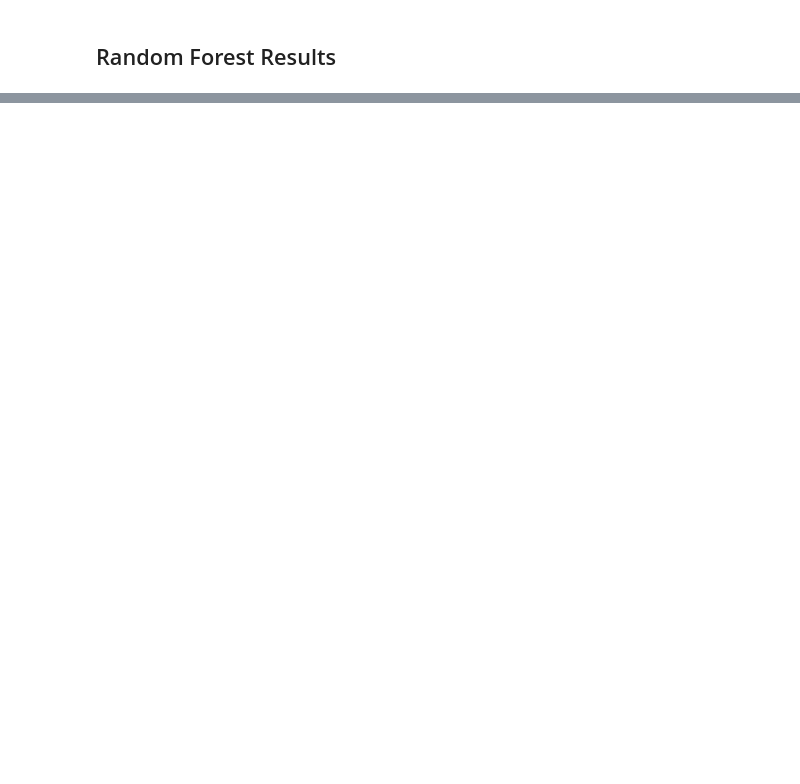
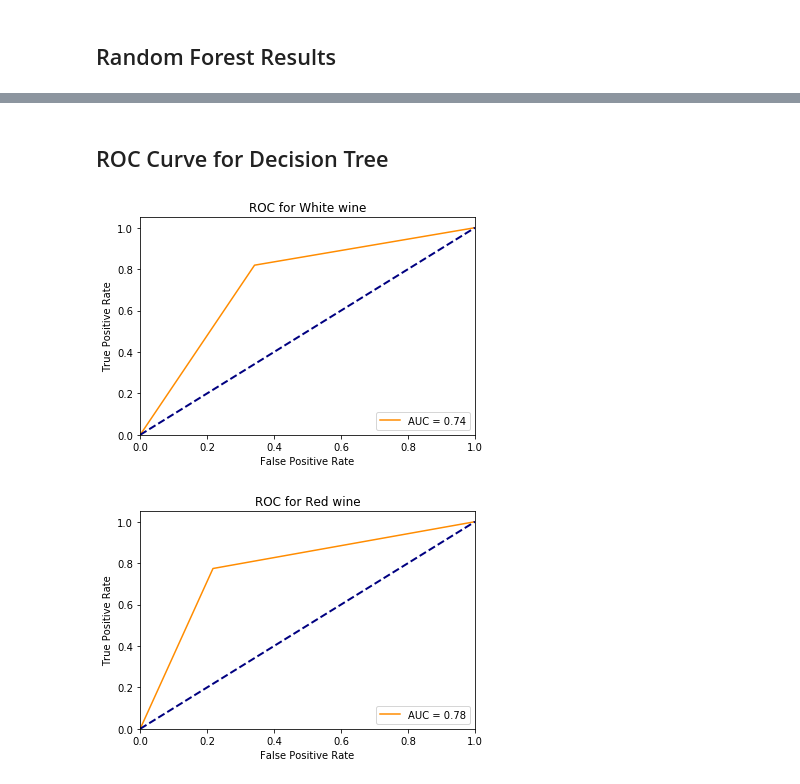
Before and after one commit to baohien97/wine-stuff, a Jupyter notebook: Project/random_forest.ipynb, the cells around one changed output, grey strips where cells are left out. Cells and saved outputs as stored; diff of their text form; code cells hidden in the pictures; blank space fills up the shorter version.

Commit message:
draw curves

```diff
--- a/Project/random_forest.ipynb
+++ b/Project/random_forest.ipynb
@@ -128,23 +128,25 @@ def produce_report(clf_name, clf, instances, labels):
     print(accuracy_score(y_test, preds))
     display(HTML('<strong>Report</strong>:\n'))
     print(classification_report(y_test, preds), "\n")
-    return preds
+    return y_test, preds
 # %% [markdown]
 ## Decision Tree Results
 # %%
 display(HTML('<h3>For White Wine: </h3>'))
-dt_preds_white_two = produce_report('DT for white wine (2 classes)', DecisionTreeClassifier(max_features='log2',
-                                      criterion='entropy'), white_instances, white_two_classes)
-dt_preds_white_three = produce_report('DT for white wine (3 classes)', DecisionTreeClassifier(max_features=None,
+y_test_white_dt, y_score_white_dt = produce_report('DT for white wine (2 classes)',
+                                       DecisionTreeClassifier(max_features='log2',
+                                    criterion='entropy'), white_instances, white_two_classes)
+produce_report('DT for white wine (3 classes)', DecisionTreeClassifier(max_features=None,
                                       criterion='entropy'), white_instances, white_three_classes)
-dt_preds_white_four = produce_report('DT for white wine (4 classes)', DecisionTreeClassifier(max_features='sqrt',
+produce_report('DT for white wine (4 classes)', DecisionTreeClassifier(max_features='sqrt',
                                       criterion='entropy'), white_instances, white_four_classes)
 display(HTML('<h3>For Red Wine: </h3>'))
-dt_preds_red_two = produce_report('DT for red wine (2 classes)', DecisionTreeClassifier(max_features=None,
+y_test_red_dt, y_score_red_dt = produce_report('DT for red wine (2 classes)',
+                                       DecisionTreeClassifier(max_features=None,
                                       criterion='entropy'), red_instances, red_two_classes)
-dt_preds_red_three = produce_report('DT for red wine (3 classes)', DecisionTreeClassifier(max_features='sqrt',
+produce_report('DT for red wine (3 classes)', DecisionTreeClassifier(max_features='sqrt',
                                       criterion='gini'), red_instances, red_three_classes)
-dt_preds_red_four = produce_report('DT for red wine (4 classes)', DecisionTreeClassifier(max_features=None,
+produce_report('DT for red wine (4 classes)', DecisionTreeClassifier(max_features=None,
                                       criterion='gini'), red_instances, red_four_classes)
 # %% [output]
 For White Wine:
@@ -215,0 +220,24 @@ Report:
+# %% [markdown]
+## ROC Curve for Decision Tree
+# %%
+# Compute ROC curve and ROC area for each class
+def draw_curve(title, y_test, y_preds):
+    fpr, tpr, thresholds = roc_curve(y_test, y_preds)
+    roc_auc = auc(fpr, tpr)
+    plt.figure()
+    plt.plot(fpr, tpr, color='darkorange',
+             label='AUC = %0.2f' % roc_auc)
+    plt.plot([0, 1], [0, 1], color='navy', lw=2, linestyle='--')
+    plt.xlim([0.0, 1.0])
+    plt.ylim([0.0, 1.05])
+    plt.xlabel('False Positive Rate')
+    plt.ylabel('True Positive Rate')
+    plt.title(title)
+    plt.legend(loc="lower right")
+    plt.show()
+# %%
+draw_curve('ROC for White wine', y_test_white_dt, y_score_white_dt)
+draw_curve('ROC for Red wine', y_test_red_dt, y_score_red_dt)
+# %% [output]
+[figure, added]
+[figure, added]
```
Also changed, not shown: parts of 4 cells of this notebook.
